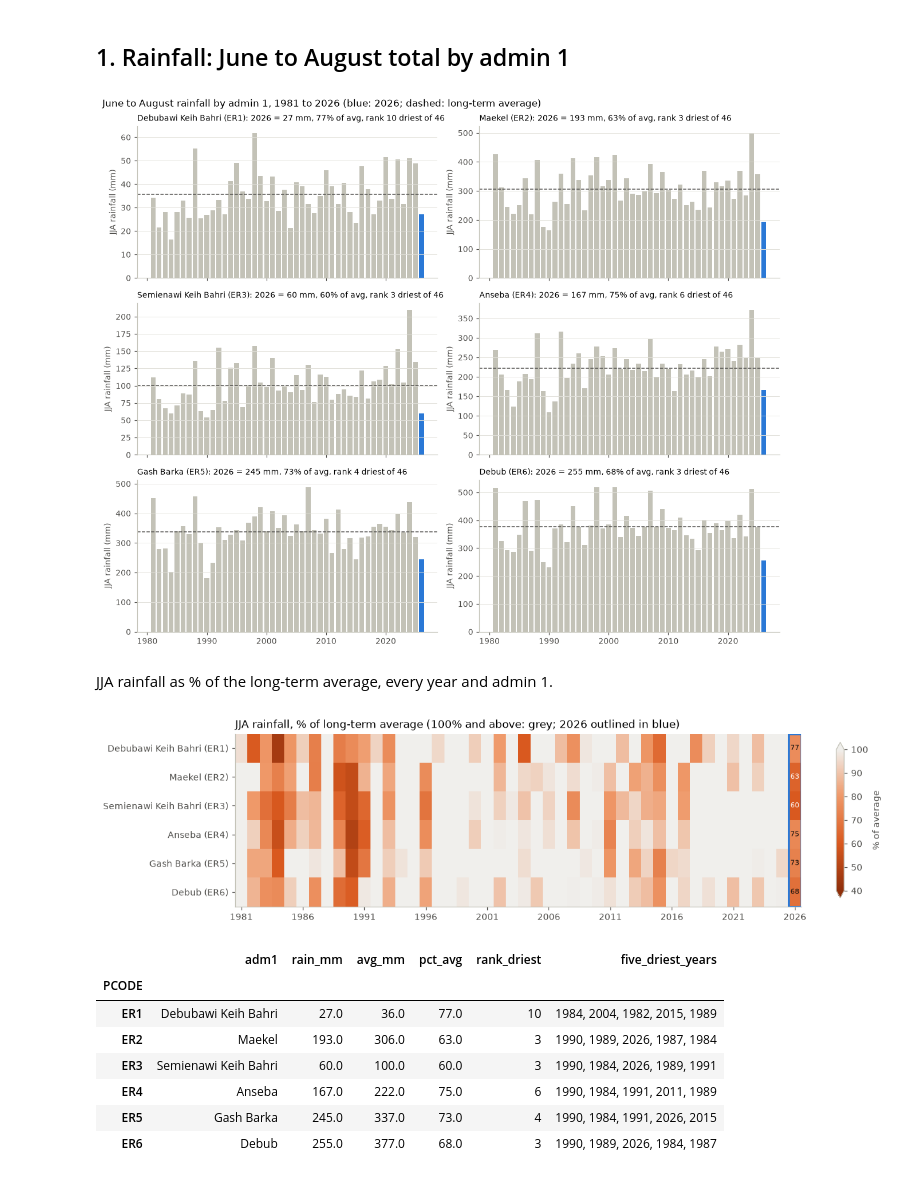
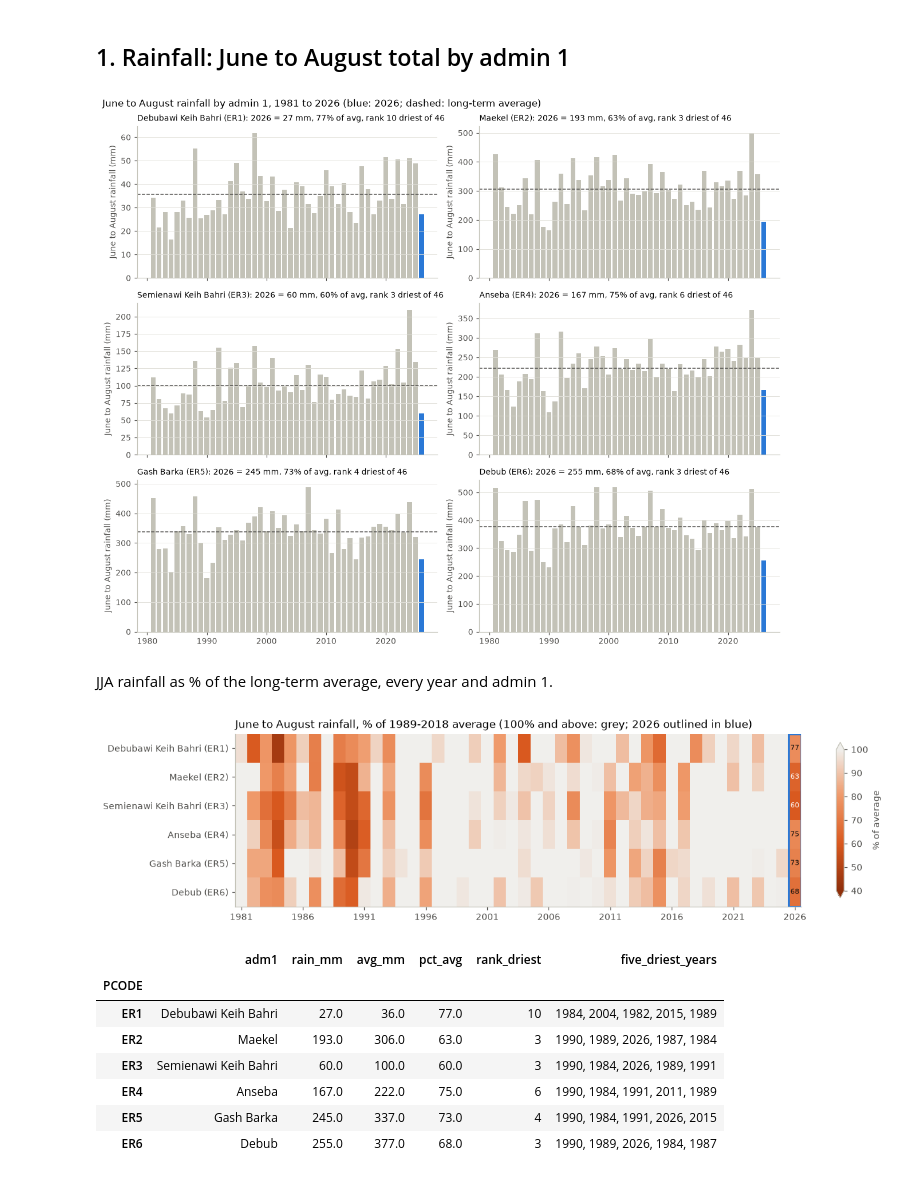
Before and after one commit to OCHA-DAP/ds-eri-drought, a Jupyter notebook: notebooks/01_jja_season_2026.ipynb, the cells around one changed output. Cells and saved outputs as stored; diff of their text form; code cells hidden in the pictures.

```diff
--- a/notebooks/01_jja_season_2026.ipynb
+++ b/notebooks/01_jja_season_2026.ipynb
@@ -72,35 +78,35 @@ jja_rain = (
     .groupby(["PCODE", "year"], as_index=False)
     .agg(rain_mm=("rfh", "sum"), avg_mm=("rfh_avg", "sum"), n_dekads=("rfh", "size"))
 )
 assert (jja_rain.n_dekads == 9).all()
 jja_rain["pct_avg"] = 100 * jja_rain.rain_mm / jja_rain.avg_mm
 jja_rain["rank_driest"] = jja_rain.groupby("PCODE").rain_mm.rank(method="min").astype(int)
 n_years = jja_rain.year.nunique()
 
 fig, axes = plt.subplots(3, 2, figsize=(11, 9), sharex=True)
 for ax, p in zip(axes.flat, ORDER):
     d = jja_rain[jja_rain.PCODE == p]
     colors = np.where(d.year == CURRENT, C_CURRENT, C_PAST)
     ax.bar(d.year, d.rain_mm, color=colors, width=0.8)
     ax.axhline(d.avg_mm.iloc[0], color=C_AVG, lw=1, ls="--")
     cur = d[d.year == CURRENT].iloc[0]
     ax.set_title(
         f"{LABEL[p]}: {CURRENT} = {cur.rain_mm:.0f} mm, "
         f"{cur.pct_avg:.0f}% of avg, rank {cur.rank_driest} driest of {n_years}",
         loc="left",
         fontsize=9,
     )
-    ax.set_ylabel("JJA rainfall (mm)")
+    ax.set_ylabel("June to August rainfall (mm)")
 fig.suptitle(
     f"June to August rainfall by admin 1, 1981 to {CURRENT} "
     f"(blue: {CURRENT}; dashed: long-term average)",
     x=0.01,
     ha="left",
 )
 fig.tight_layout()
 plt.show()
 # %% [output]
-[figure, old version]
+[figure, new version]
 # %% [markdown]
 JJA rainfall as % of the long-term average, every year and admin 1.
 # %%
@@ -118,12 +124,12 @@ for j in np.where(pct.columns == CURRENT)[0]:
                 color="white" if v < 65 else "#0b0b0b")
 fig.colorbar(im, ax=ax, label="% of average", shrink=0.9, extend="both")
 ax.set_title(
-    "JJA rainfall, % of long-term average (100% and above: grey; 2026 outlined in blue)",
+    "June to August rainfall, % of 1989-2018 average (100% and above: grey; 2026 outlined in blue)",
     loc="left",
 )
 plt.show()
 # %% [output]
-[figure, old version]
+[figure, new version]
 # %%
 summary_rain = jja_rain[jja_rain.year == CURRENT].set_index("PCODE").loc[ORDER]
 driest_years = (
```
Also changed, not shown: parts of 4 cells of this notebook, 1 other file.
